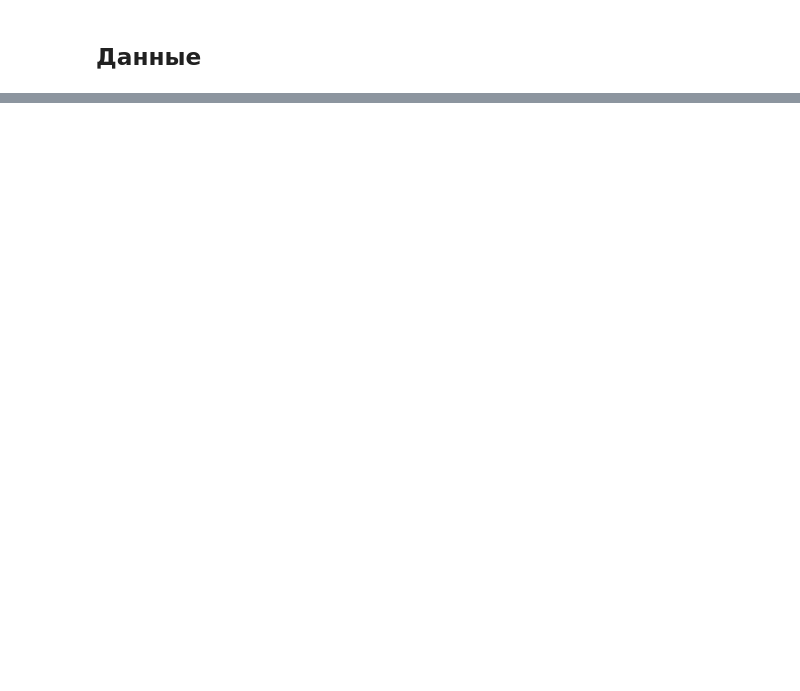
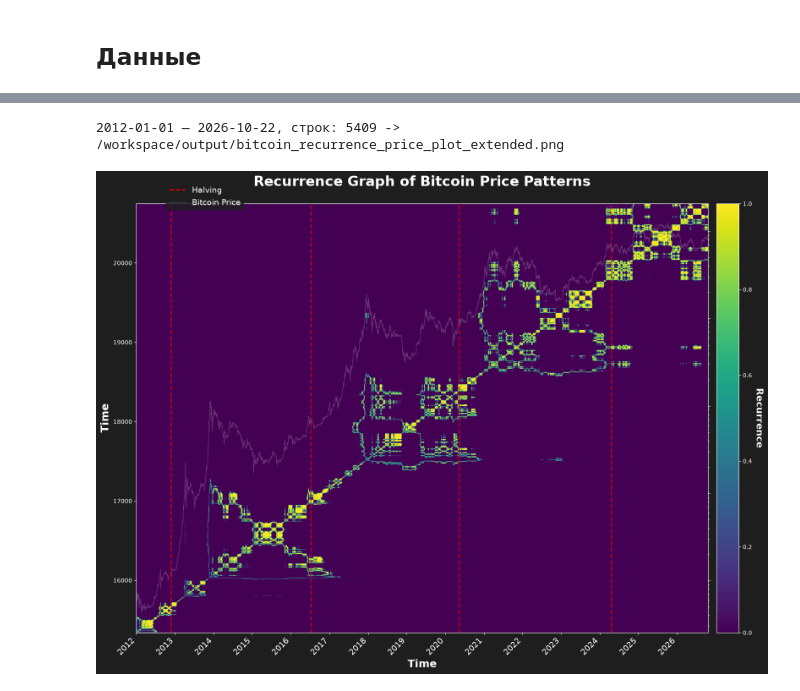
Before and after one commit to xmiraclez/Assets-prices-as-fractals, a Jupyter notebook: notebooks/bitcoin_recurrence.ipynb, the cells around one changed output, grey strips where cells are left out. Drawn from its saved outputs; the diff is of its cells as text; code cells hidden in the pictures; blank space fills up the shorter version.

```diff
--- a/notebooks/bitcoin_recurrence.ipynb
+++ b/notebooks/bitcoin_recurrence.ipynb
@@ -28,15 +24,14 @@ from pyts.image import RecurrencePlot
 root = Path.cwd()
 if not (root / "data" / "BTC_1d.csv").exists():
     root = root.parent
-btc_path = root / "data" / "BTC_1d.csv"
 
-btc_df = pd.read_csv(btc_path, parse_dates=["Date"], index_col="Date")
+btc_df = pd.read_csv(root / "data" / "BTC_1d.csv", parse_dates=["Date"], index_col="Date")
 btc_df.index.name = "Date"
 btc_data = btc_df.copy()
 
 print(
     f"{btc_data.index.min().date()} — {btc_data.index.max().date()}, "
-    f"строк: {len(btc_data)}"
+    f"строк: {len(btc_data)}, close: {btc_data['Close'].iloc[-1]:.2f}"
 )
 btc_data.head()
 # %% [output]
@@ -134,0 +136,5 @@ plt.show()
+# %%
+recurrence_graph(btc_data, root / "output" / "bitcoin_recurrence_price_plot_extended.png")
+# %% [output]
+2012-01-01 — 2026-10-22, строк: 5409 -> /workspace/output/bitcoin_recurrence_price_plot_extended.png
+[figure, added]
```
Also changed, not shown: parts of 6 cells of this notebook, 3 other files.
